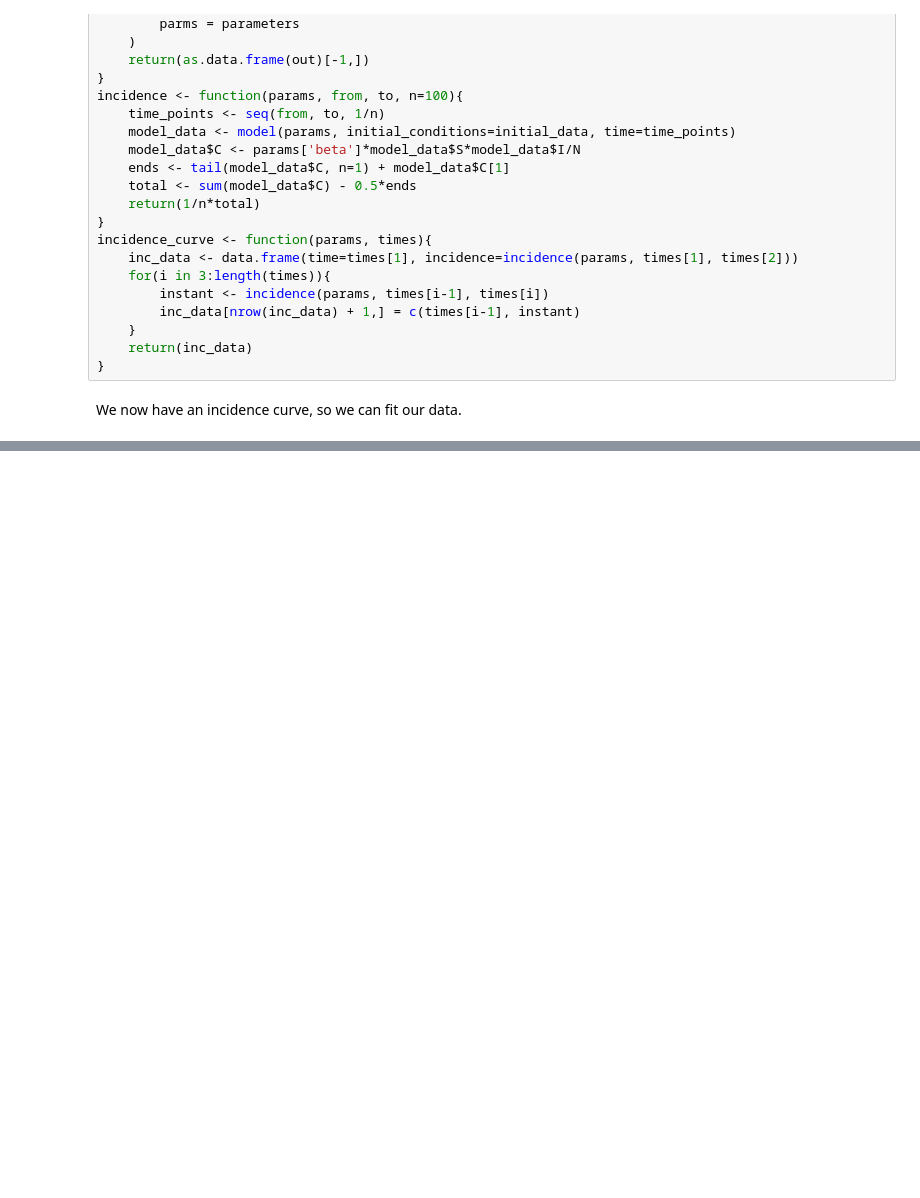
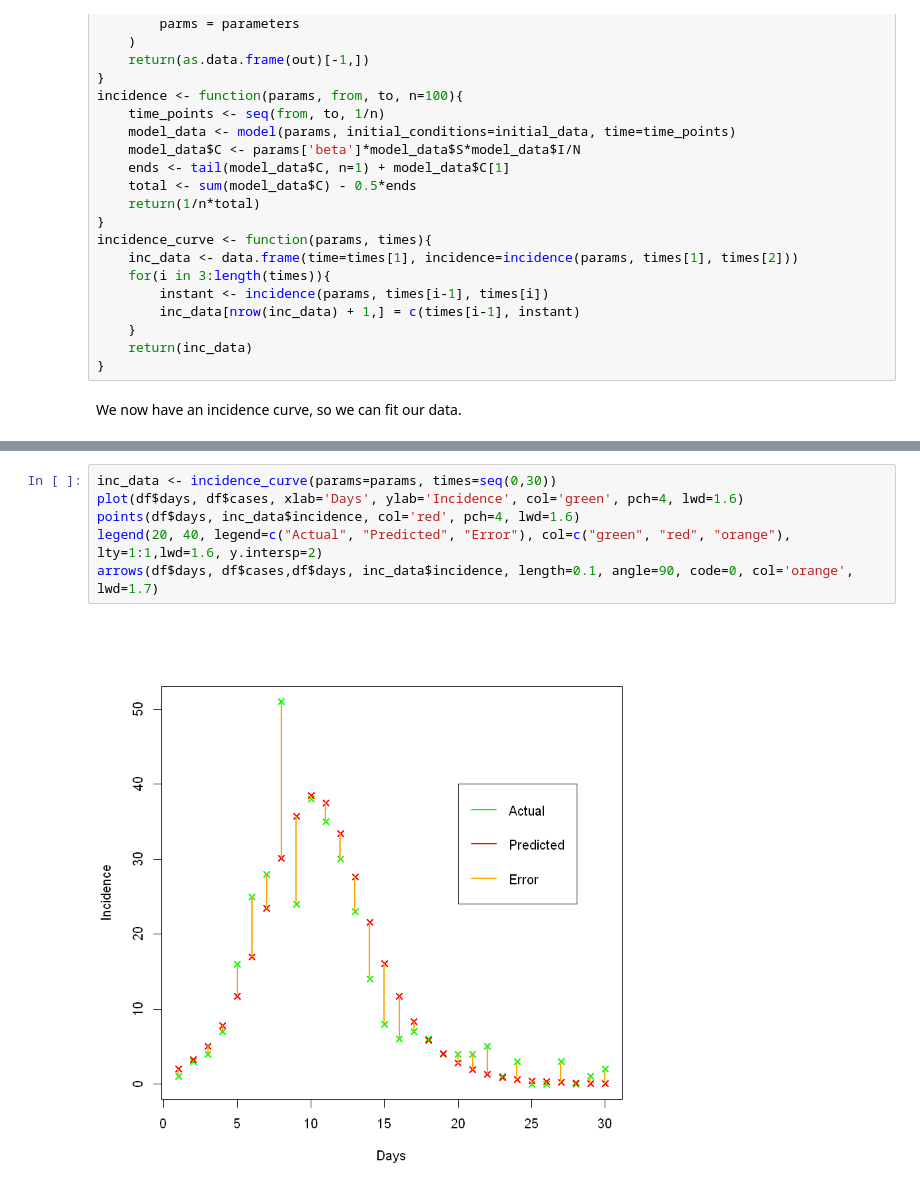
Before and after one commit to joely-w/ProjectWriteup, a Jupyter notebook: SEIR on Kelley Islands.ipynb, the cells around one changed output, grey strips where cells are left out. Saved outputs shown, nothing was run; the diff lists cells and outputs as text; blank space fills up the shorter version.

```diff
--- a/SEIR on Kelley Islands.ipynb
+++ b/SEIR on Kelley Islands.ipynb
@@ -97,0 +156,8 @@ ss(starting_param_val)
+# %%
+inc_data <- incidence_curve(params=params, times=seq(0,30))
+plot(df$days, df$cases, xlab='Days', ylab='Incidence', col='green', pch=4, lwd=1.6)
+points(df$days, inc_data$incidence, col='red', pch=4, lwd=1.6)
+legend(20, 40, legend=c("Actual", "Predicted", "Error"), col=c("green", "red", "orange"), lty=1:1,lwd=1.6, y.intersp=2)
+arrows(df$days, df$cases,df$days, inc_data$incidence, length=0.1, angle=90, code=0, col='orange', lwd=1.7)
+# %% [output]
+[figure, added]
```
Also changed, not shown: parts of 8 cells of this notebook.
